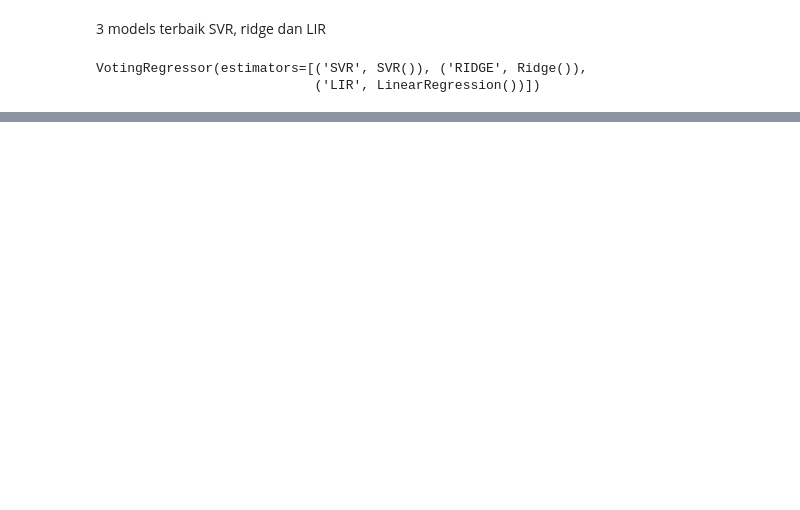
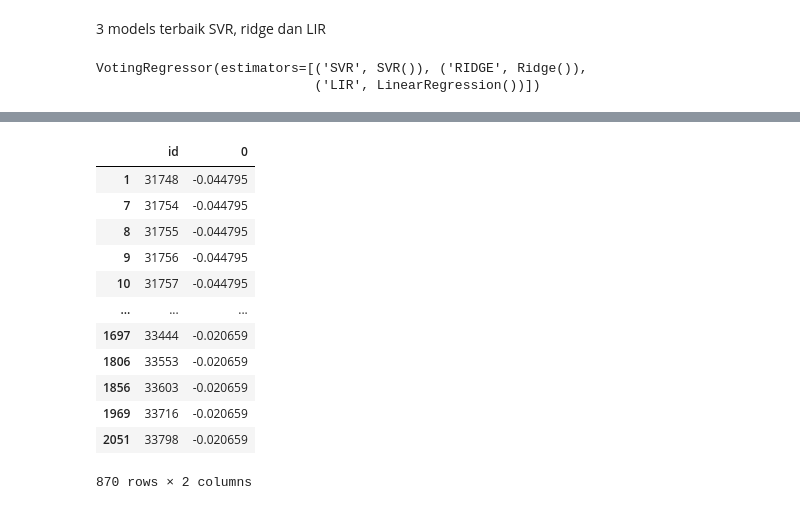
Before and after one commit to TeguhPermana666/Find_IT, a Jupyter notebook: Analisis.ipynb, the cells around one changed output, grey strips where cells are left out. Saved outputs shown, nothing was run; the diff lists cells and outputs as text; code cells hidden in the pictures; blank space fills up the shorter version.

Commit message:
Convert y_pred to dataframe

```diff
--- a/Analisis.ipynb
+++ b/Analisis.ipynb
@@ -1226,0 +1227,5 @@ array([-0.0484981 , -0.0484981 , -0.0484981 , ..., -0.03260295,
+# %%
+X_test["id"] = temp_test["id"].copy()
+X_test = X_test.dropna(subset=["id"])
+#X_test["id"]
+temp_test["id"]
@@ -1226,0 +1245,6 @@ array([-0.0484981 , -0.0484981 , -0.0484981 , ..., -0.03260295,
+# %%
+y_pred =pd.Series(y_pred)
+# %%
+testID = X_test["id"].copy()
+finalID = pd.DataFrame(testID)
+hasil = pd.DataFrame(y_pred)
@@ -1226,0 +1283,18 @@ array([-0.0484981 , -0.0484981 , -0.0484981 , ..., -0.03260295,
+# %%
+submission = pd.merge(finalID, hasil, left_index=True, right_index=True)
+# %%
+submission
+# %% [output]
+|  | id | 0 |
+| 1 | 31748 | -0.044795 |
+| 7 | 31754 | -0.044795 |
+| 8 | 31755 | -0.044795 |
+| 9 | 31756 | -0.044795 |
+| 10 | 31757 | -0.044795 |
+| ... | ... | ... |
+| 1697 | 33444 | -0.020659 |
+| 1806 | 33553 | -0.020659 |
+| 1856 | 33603 | -0.020659 |
+| 1969 | 33716 | -0.020659 |
+| 2051 | 33798 | -0.020659 |
+870 rows × 2 columns
```
Also changed, not shown: parts of 19 cells of this notebook.
